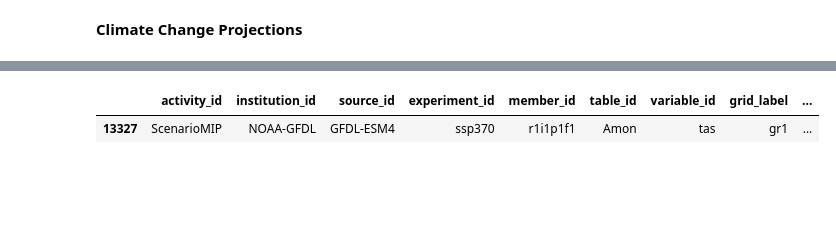
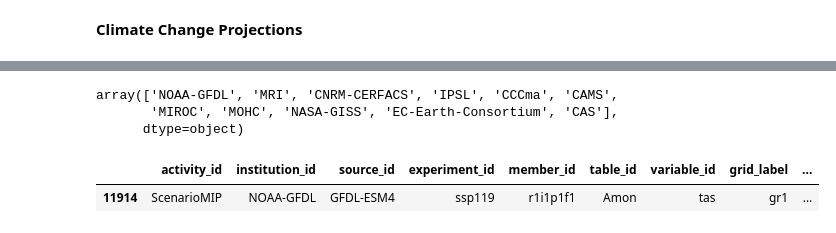
Before and after one commit to kristingill/cc-hw2-python, a Jupyter notebook: cc-hw2.ipynb, the cells around one changed output, grey strips where cells are left out. Cells and saved outputs as stored; diff of their text form; code cells hidden in the pictures; blank space fills up the shorter version.

```diff
--- a/cc-hw2.ipynb
+++ b/cc-hw2.ipynb
@@ -39,5 +39,4 @@ df.head(50)
 | 49 | HighResMIP | MOHC | HadGEM3-GC31-MM | highresSST-present | r1i1p1f1 | Amon | rsdt | gn | ... |
 # %%
 # monthly surface air temperature for SSP 370
-ssp370 = df.query("variable_id == 'tas' & experiment_id == 'ssp370' & table_id == 'Amon'")
-ssp370
+ssp119 = df.query("variable_id == 'tas' & experiment_id == 'ssp119' & table_id == 'Amon'")
@@ -58,9 +43,15 @@ ssp370
+# %%
+ssp119.institution_id.unique()
+# %% [output]
+array(['NOAA-GFDL', 'MRI', 'CNRM-CERFACS', 'IPSL', 'CCCma', 'CAMS',
+       'MIROC', 'MOHC', 'NASA-GISS', 'EC-Earth-Consortium', 'CAS'],
+      dtype=object)
 # %%
-noaa_ssp370 = ssp370.query("institution_id == 'NOAA-GFDL'")
-noaa_ssp370
+noaa_ssp119 = ssp119.query("institution_id == 'NOAA-GFDL'")
+noaa_ssp119
 # %% [output]
 |  | activity_id | institution_id | source_id | experiment_id | member_id | table_id | variable_id | grid_label | ... |
-| 13327 | ScenarioMIP | NOAA-GFDL | GFDL-ESM4 | ssp370 | r1i1p1f1 | Amon | tas | gr1 | ... |
+| 11914 | ScenarioMIP | NOAA-GFDL | GFDL-ESM4 | ssp119 | r1i1p1f1 | Amon | tas | gr1 | ... |
 # %%
 # this only needs to be created once
 gcs = gcsfs.GCSFileSystem(token='anon')
```
Also changed, not shown: parts of 16 cells of this notebook, 4 other files.
